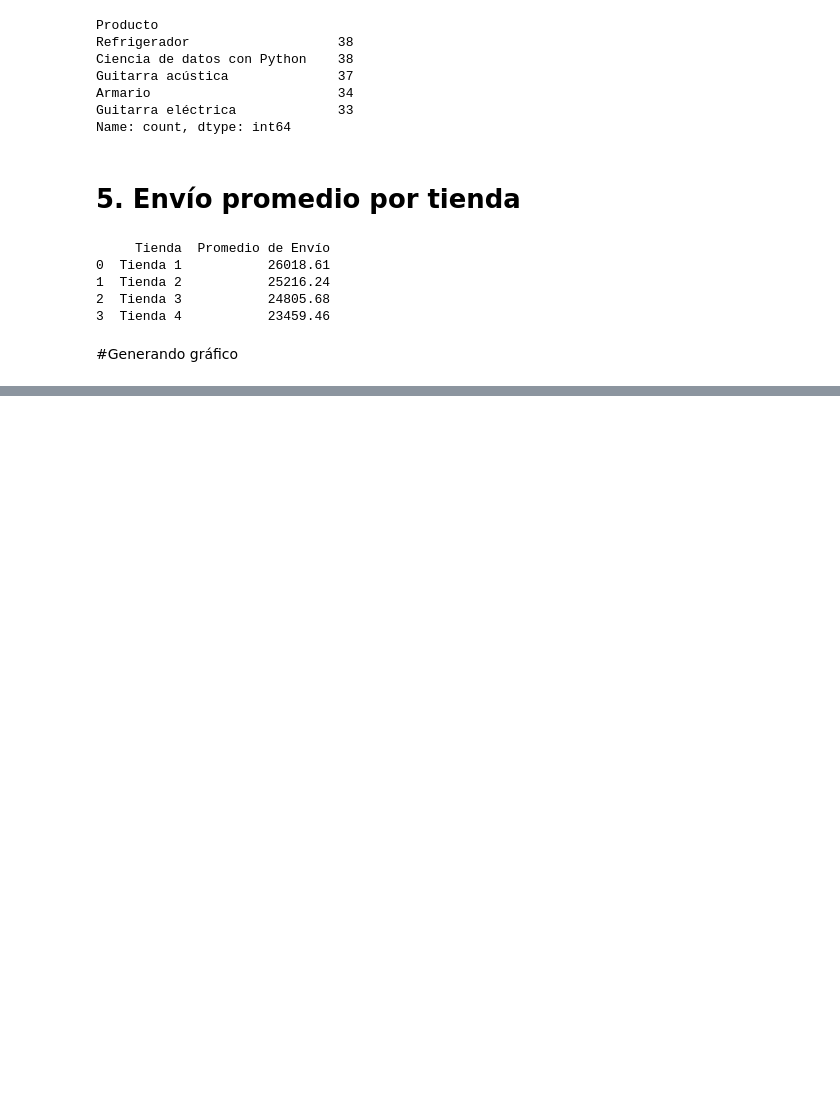
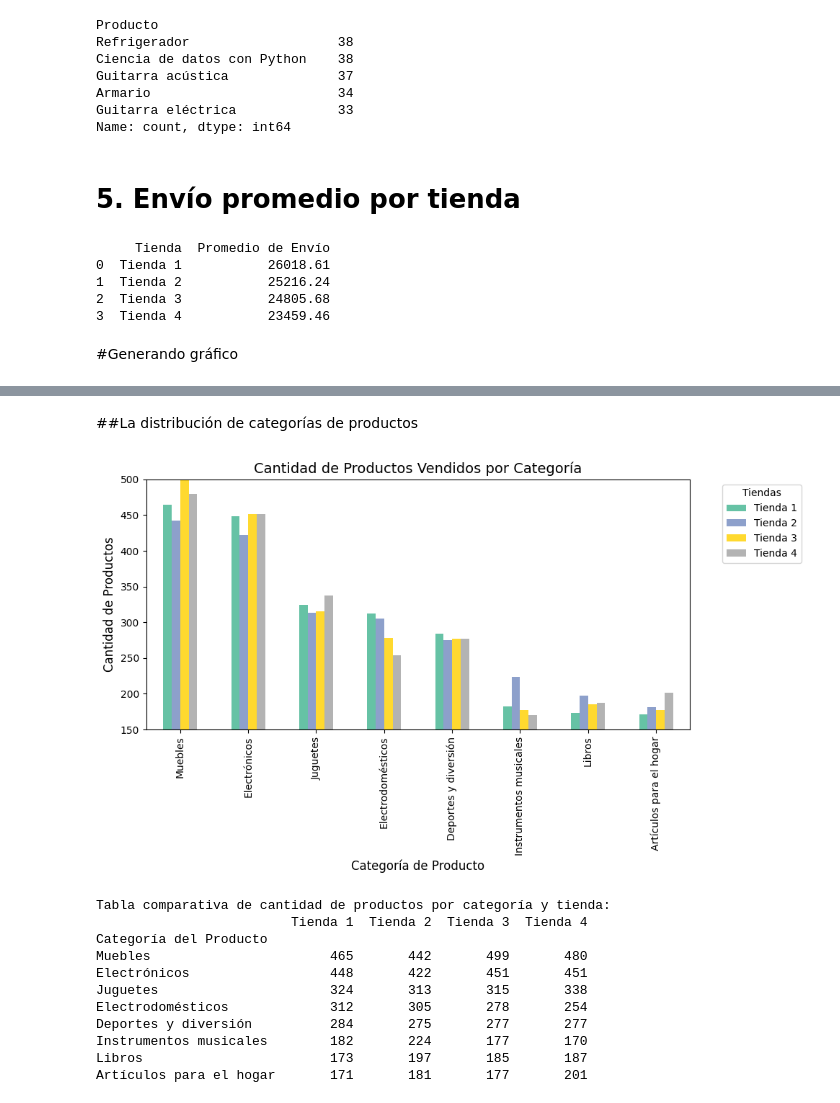
Before and after one commit to rluzav/challenge-alura-store-latam, a Jupyter notebook: Challenge-AluraStoreLatam.ipynb, the cells around one changed output, grey strips where cells are left out. Saved outputs shown, nothing was run; the diff lists cells and outputs as text; code cells hidden in the pictures; blank space fills up the shorter version.

```diff
--- a/Challenge-AluraStoreLatam.ipynb
+++ b/Challenge-AluraStoreLatam.ipynb
@@ -322,0 +387,43 @@ print(df_envio)
+# %% [markdown]
+##La distribución de categorías de productos
+# %%
+import pandas as pd
+import matplotlib.pyplot as plt
+#  Convertir cada conteo en DataFrame y renombrar columnas
+df1 = vc_tienda1.rename("Tienda 1")
+df2 = vc_tienda2.rename("Tienda 2")
+df3 = vc_tienda3.rename("Tienda 3")
+df4 = vc_tienda4.rename("Tienda 4")
+#  Unir todos en una sola tabla comparativa
+df_categorias = pd.concat([df1, df2, df3, df4], axis=1).fillna(0).astype(int)
+#  Graficar barras múltiples
+ax = df_categorias.plot(kind="bar", figsize=(10,6), colormap="Set2")
+
+# Personalización ejecutiva
+ax.set_title("Cantidad de Productos Vendidos por Categoría", fontsize=14)
+ax.set_xlabel("Categoría de Producto", fontsize=12)
+ax.set_ylabel("Cantidad de Productos", fontsize=12)
+ax.legend(title="Tiendas", bbox_to_anchor=(1.05, 1), loc="upper left")
+
+# Opcional: ajustar rango del eje Y para que se noten mejor las diferencias
+ax.set_ylim(150, 500)
+
+plt.tight_layout()
+plt.show()
+
+# 6. Mostrar la tabla comparativa en consola
+print("Tabla comparativa de cantidad de productos por categoría y tienda:")
+print(df_categorias)
+# %% [output]
+[figure, added]
+Tabla comparativa de cantidad de productos por categoría y tienda:
+                         Tienda 1  Tienda 2  Tienda 3  Tienda 4
+Categoría del Producto
+Muebles                       465       442       499       480
+Electrónicos                  448       422       451       451
+Juguetes                      324       313       315       338
+Electrodomésticos             312       305       278       254
+Deportes y diversión          284       275       277       277
+Instrumentos musicales        182       224       177       170
+Libros                        173       197       185       187
+Artículos para el hogar       171       181       177       201
```
Also changed, not shown: parts of 11 cells of this notebook.
